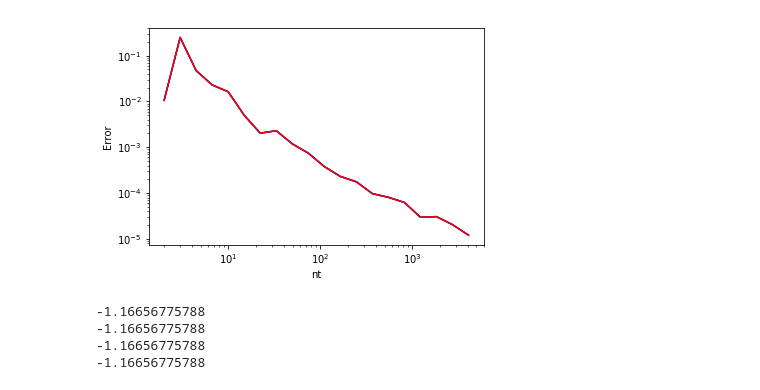
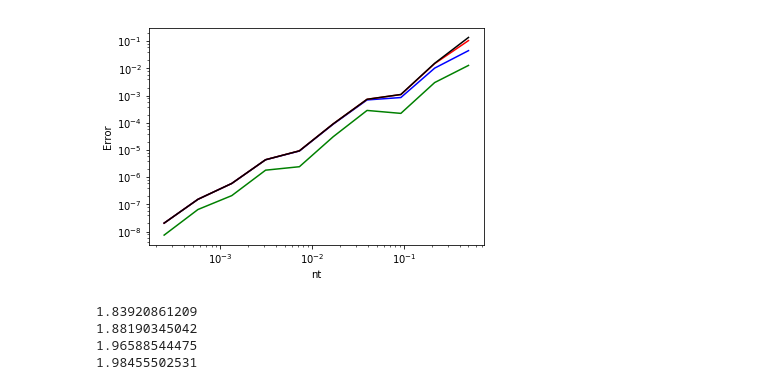
Before and after one commit to remysucre/SimplePendulum, a Jupyter notebook: Pendulum_Symplectic.ipynb, the cells around one changed output. Saved outputs shown, nothing was run; the diff lists cells and outputs as text; code cells hidden in the pictures.

```diff
--- a/Pendulum_Symplectic.ipynb
+++ b/Pendulum_Symplectic.ipynb
@@ -11,7 +12,7 @@ t0=0; theta0=np.pi*0.05; #Initial time and value
 
 order = 3 # order of symplectic integrator
 
-k = 2.0 # define k
+k = 1.0 # define k
 g = 10 # define g for energy analysis
 
 t=np.linspace(t0,nt*dt,nt) #Iniatialize time array
@@ -165,29 +164,35 @@ plt.show()
 # %%
-j = np.linspace(1,12,20)
+j = np.linspace(1,12,10)
 h = 2**(-j) # list of dt values
 
-err1 = np.zeros(h.size); err2 = err1; err3 = err1; err4 = err1;
+err1=np.zeros(h.size); err2=np.zeros(h.size); err3=np.zeros(h.size); err4=np.zeros(h.size);
 
 for i in range(h.size):
-    print(i) # display progress
+    print(i,end=" ") # display progress
     nt = int(time/h[i])
     tvec = np.linspace(t0,time,nt)
 
     thetaA = analytical(tvec,k,theta0)
-    theta1 = euler(tvec,k,h[i],theta0)[0]
+    theta1 = euler(tvec,k,h[i],theta0)[0] # solutions for order 1-4
     theta2 = symplectic(tvec,k,h[i],theta0,2)[0]
     theta3 = symplectic(tvec,k,h[i],theta0,3)[0]
     theta4 = symplectic(tvec,k,h[i],theta0,4)[0]
 
-    # total error over time
+    # total error over time for each
     error1 = theta1 - thetaA
     error2 = theta2 - thetaA
     error3 = theta3 - thetaA
     error4 = theta4 - thetaA
 
-    # error at last time step
-    err1[i] = np.abs(error1[-1])
-    err2[i] = np.abs(error2[-1])
-    err3[i] = np.abs(error3[-1])
-    err4[i] = np.abs(error4[-1])
+    # Error at final time step
+    #err1[i] = error1[-1]
+    #err2[i] = error2[-1]
+    #err3[i] = error3[-1]
+    #err4[i] = error4[-1]
+
+    # Integrate squared error over time
+    err1[i] = sp.integrate.simps(error1**2,tvec)
+    err2[i] = sp.integrate.simps(error2**2,tvec)
+    err3[i] = sp.integrate.simps(error3**2,tvec)
+    err4[i] = sp.integrate.simps(error4**2,tvec)
 # %% [output]
@@ -215,26 +200,26 @@ for i in range(h.size):
 # %%
 # loglog plot, Error vs 1/dt
-plt.loglog(1/h,err1,color='g')
-plt.loglog(1/h,err2,color='b')
-plt.loglog(1/h,err3,color='r')
-plt.loglog(1/h,err4,color='k')
+plt.loglog(h,err1,color='g')
+plt.loglog(h,err2,color='b')
+plt.loglog(h,err3,color='r')
+plt.loglog(h,err4,color='k')
 plt.xlabel('nt')
 plt.ylabel('Error')
 plt.show()
 
 # find slope of loglog plot
-slope1 = np.polyfit(np.log(1/h),np.log(err1),1)[0]
-slope2 = np.polyfit(np.log(1/h),np.log(err2),1)[0]
-slope3 = np.polyfit(np.log(1/h),np.log(err3),1)[0]
-slope4 = np.polyfit(np.log(1/h),np.log(err4),1)[0]
+slope1 = np.polyfit(np.log(h),np.log(err1),1)[0]
+slope2 = np.polyfit(np.log(h),np.log(err2),1)[0]
+slope3 = np.polyfit(np.log(h),np.log(err3),1)[0]
+slope4 = np.polyfit(np.log(h),np.log(err4),1)[0]
 
 print(slope1)
 print(slope2)
 print(slope3)
 print(slope4)
 # %% [output]
-[figure, old version]
+[figure, new version]
--1.16656775788
--1.16656775788
--1.16656775788
--1.16656775788
+1.83920861209
+1.88190345042
+1.96588544475
+1.98455502531
```
Also changed, not shown: parts of 8 cells of this notebook.
